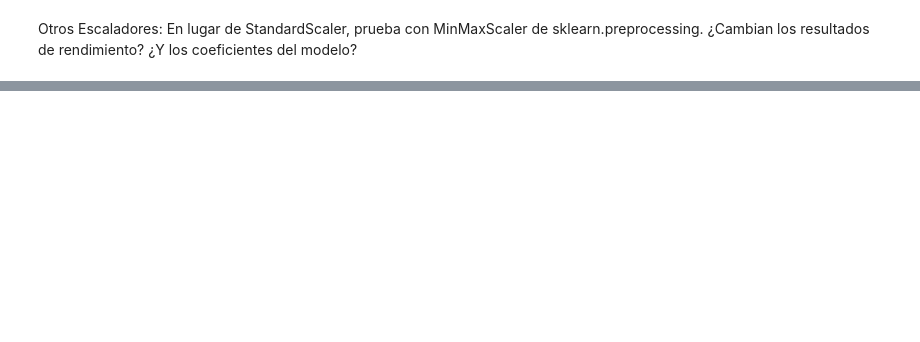
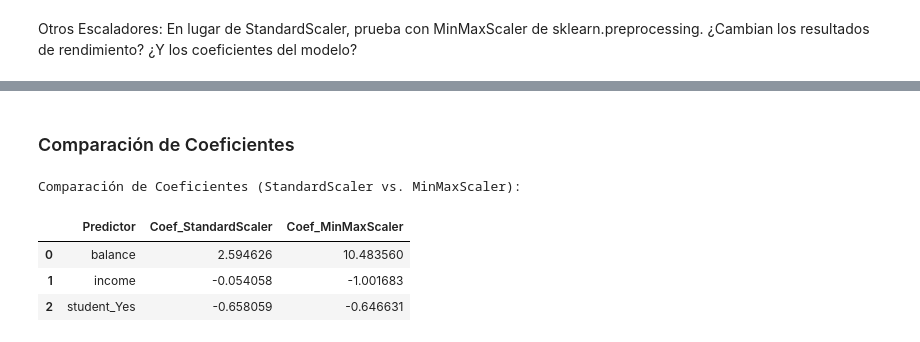
Before and after one commit to fjescobar99/aprendizaje-automatico-I, a Jupyter notebook: CODIGo/notebook_03.ipynb, the cells around one changed output, grey strips where cells are left out. Drawn from its saved outputs; the diff is of its cells as text; code cells hidden in the pictures; blank space fills up the shorter version.

Commit message:
Agregue el ejercicio 6.2

```diff
--- a/CODIGo/notebook_03.ipynb
+++ b/CODIGo/notebook_03.ipynb
@@ -389,0 +427,36 @@ Primeras filas de los datos de entrenamiento escalados:
+# %% [markdown]
+### Comparación de Coeficientes
+# %%
+# Coeficientes del modelo entrenado con StandardScaler (del ejercicio anterior)
+log_reg_standard = LogisticRegression(random_state=42, solver='liblinear')
+
+# Re-entrenar con StandardScaler para obtener los coeficientes correctos para comparación
+# (Necesitamos X_train_scaled y X_test_scaled de StandardScaler)
+
+# Temporarily re-scale with StandardScaler to get comparable coefficients
+scaler_standard = StandardScaler()
+cols_to_scale = ['balance', 'income']
+
+X_train_scaled_standard = X_train.copy()
+X_test_scaled_standard = X_test.copy()
+
+X_train_scaled_standard[cols_to_scale] = scaler_standard.fit_transform(X_train[cols_to_scale])
+X_test_scaled_standard[cols_to_scale] = scaler_standard.transform(X_test[cols_to_scale])
+
+log_reg_standard.fit(X_train_scaled_standard, y_train)
+
+
+coef_comparison_df = pd.DataFrame({
+    'Predictor': X.columns,
+    'Coef_StandardScaler': log_reg_standard.coef_[0],
+    'Coef_MinMaxScaler': log_reg_minmax.coef_[0]
+})
+
+print("Comparación de Coeficientes (StandardScaler vs. MinMaxScaler):")
+display(coef_comparison_df)
+# %% [output]
+Comparación de Coeficientes (StandardScaler vs. MinMaxScaler):
+|  | Predictor | Coef_StandardScaler | Coef_MinMaxScaler |
+| 0 | balance | 2.594626 | 10.483560 |
+| 1 | income | -0.054058 | -1.001683 |
+| 2 | student_Yes | -0.658059 | -0.646631 |
```
Also changed, not shown: parts of 4 cells of this notebook.
